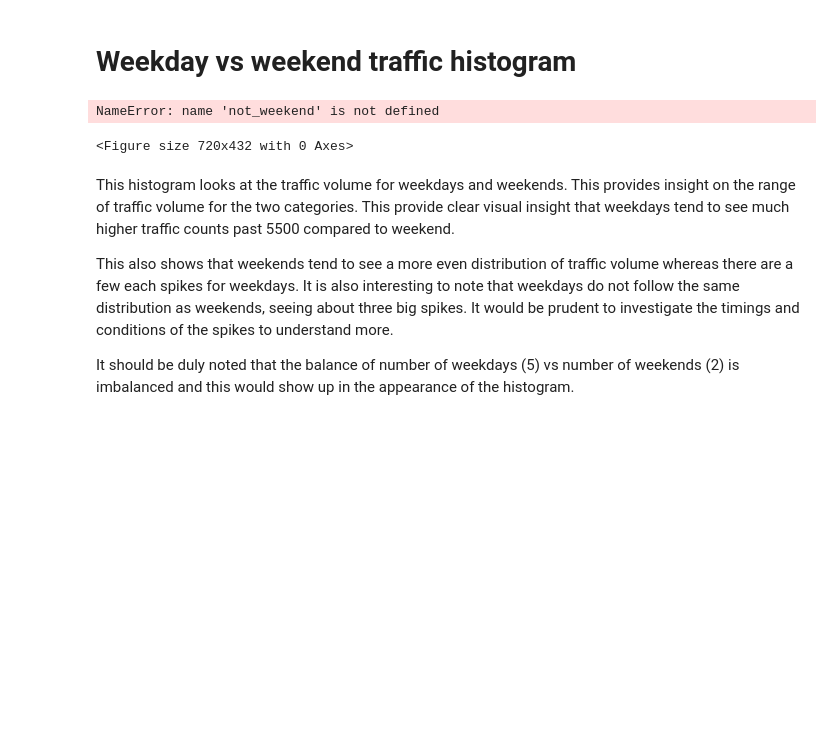
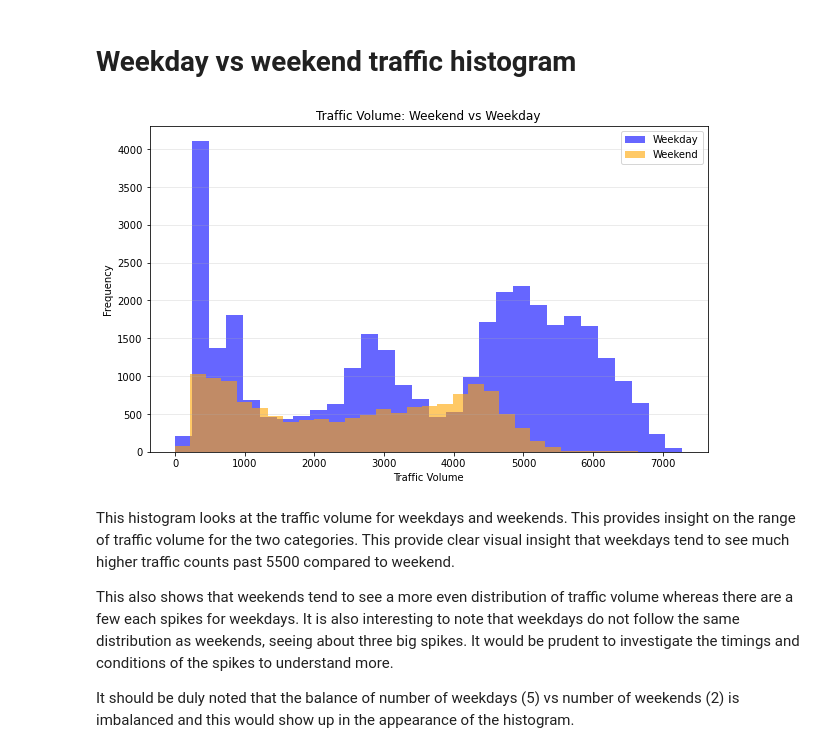
Before and after one commit to evelynsoong/emeritus-captone-project, a Jupyter notebook: part2_python/part2_visualisations.ipynb, the cells around one changed output. Saved outputs shown, nothing was run; the diff lists cells and outputs as text; code cells hidden in the pictures; blank space fills up the shorter version.

Commit message:
Update visualisations script

```diff
--- a/part2_python/part2_visualisations.ipynb
+++ b/part2_python/part2_visualisations.ipynb
@@ -170,36 +170,35 @@ weekday = df[df['is_weekend'] == 0]['traffic_volume']
 # Create histogram
 plt.figure(figsize=(10, 6))
 
 plt.hist(
-    not_weekend,
+    weekday,
     bins=30,
     alpha=0.6,
     label='Weekday',
     color='blue'
 )
 
 plt.hist(
     weekend,
     bins=30,
     alpha=0.6,
     label='Weekend',
     color='orange'
 )
 
 # Add titles and labels
 plt.title('Traffic Volume: Weekend vs Weekday')
 plt.xlabel('Traffic Volume')
 plt.ylabel('Frequency')
 
 # Add legend and grid
 plt.legend()
 plt.grid(axis='y', alpha=0.3)
 
 # Display the graph
 plt.show()
 # %% [output]
-NameError: name 'not_weekend' is not defined
-<Figure size 720x432 with 0 Axes>
+[figure, added]
 # %% [markdown]
 This histogram looks at the traffic volume for weekdays and weekends. This provides insight on the range of traffic volume for the two categories. This provide clear visual insight that weekdays tend to see much higher traffic counts past 5500 compared to weekend.
 
```
